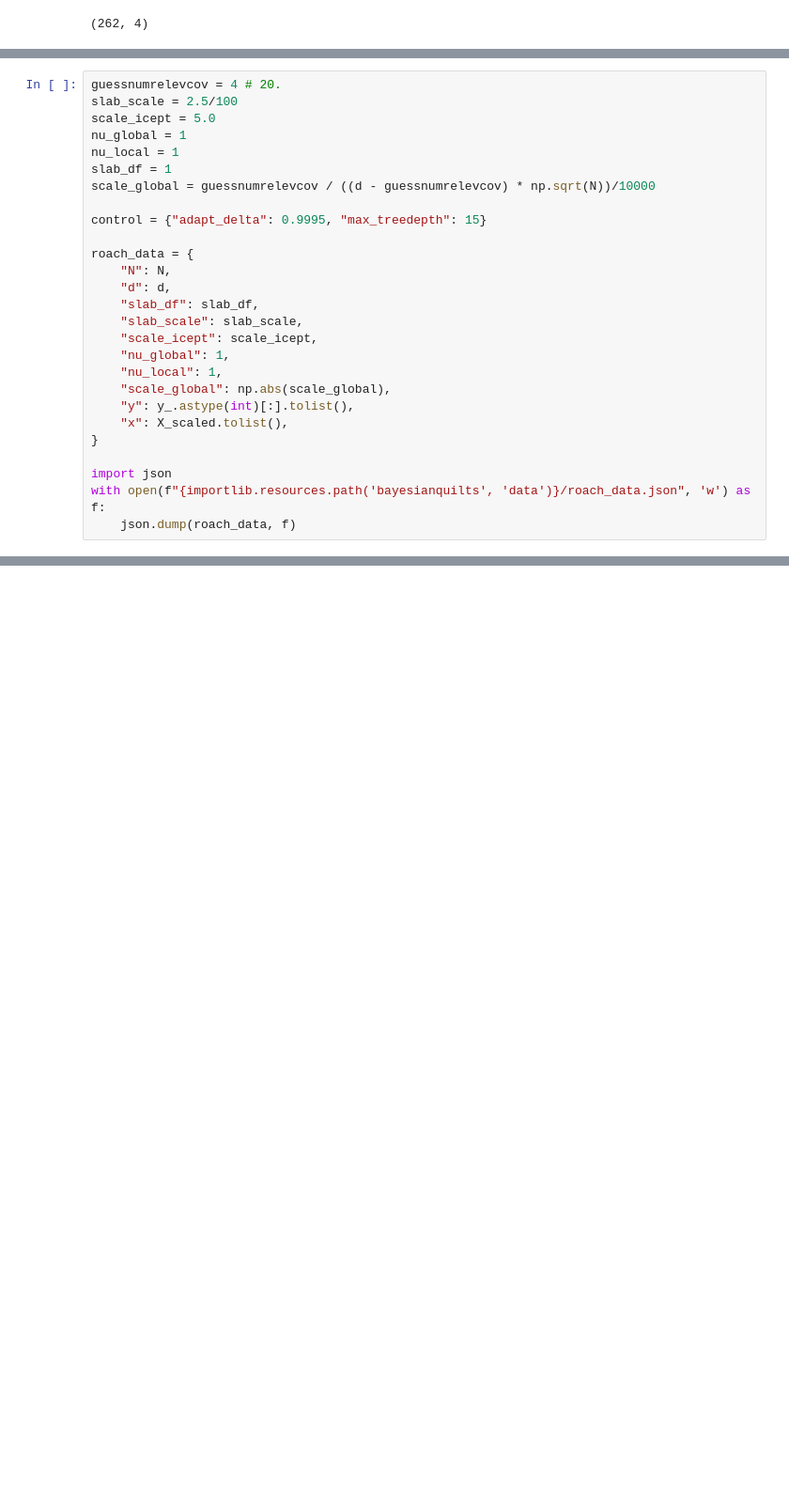
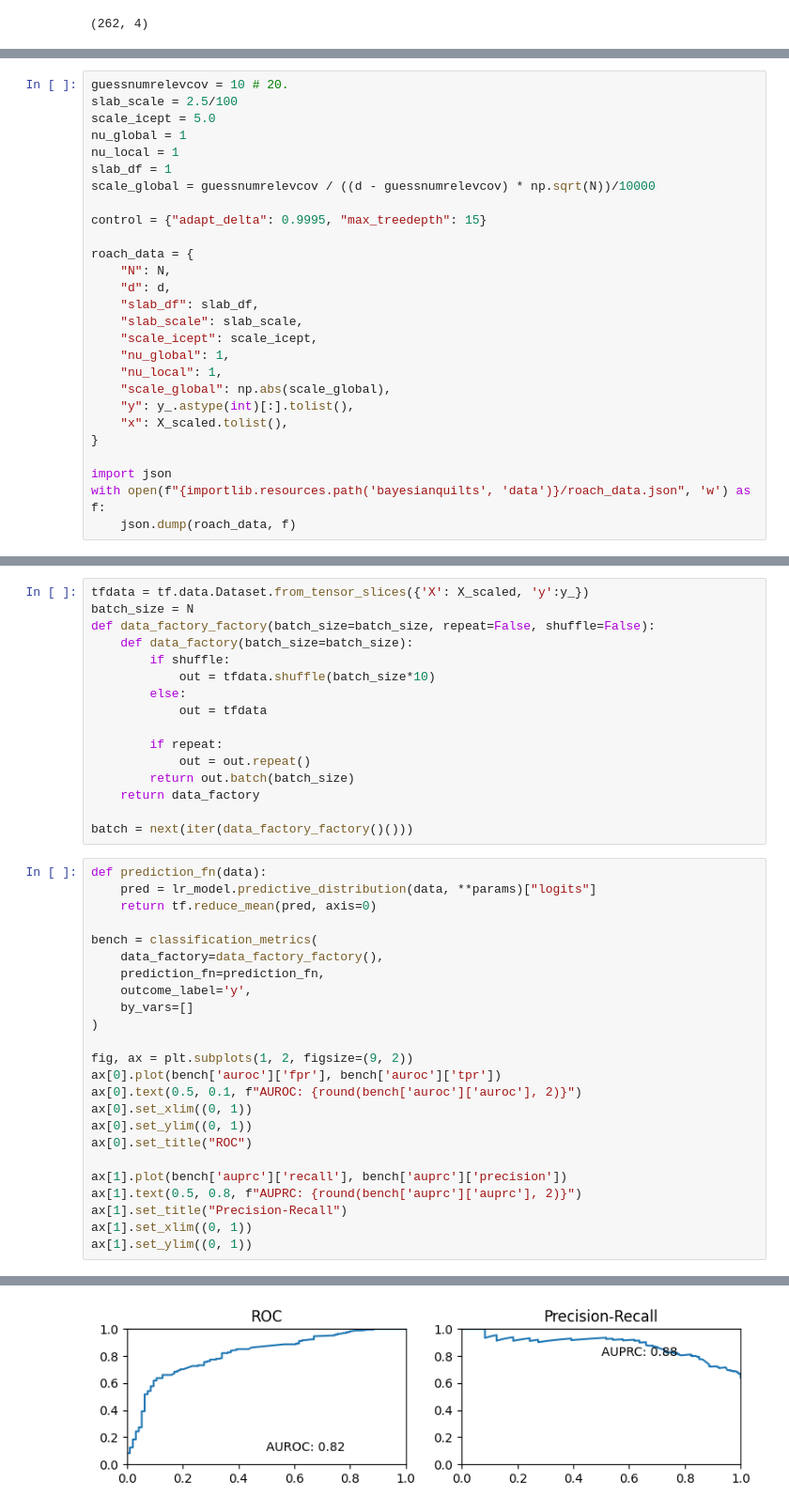
Before and after one commit to mederrata/bayesianquilts, a Jupyter notebook: notebooks/roach/logistic_regression.ipynb, the cells around one changed output, grey strips where cells are left out. Shown: that part at 94% size. Cells and saved outputs as stored; diff of their text form; blank space fills up the shorter version.

```diff
--- a/notebooks/roach/logistic_regression.ipynb
+++ b/notebooks/roach/logistic_regression.ipynb
@@ -57,5 +64,5 @@ with importlib.resources.path('bayesianquilts', 'stanmodels') as data_path:
 # %%
-guessnumrelevcov = 4 # 20.
+guessnumrelevcov = 10 # 20.
 slab_scale = 2.5/100
 scale_icept = 5.0
 nu_global = 1
@@ -110,0 +136,41 @@ chain 1 |████▎     | 00:22 Iteration:  9400 / 22000 [ 42%]  (Warmup)
+# %%
+tfdata = tf.data.Dataset.from_tensor_slices({'X': X_scaled, 'y':y_})
+batch_size = N
+def data_factory_factory(batch_size=batch_size, repeat=False, shuffle=False):
+    def data_factory(batch_size=batch_size):
+        if shuffle:
+            out = tfdata.shuffle(batch_size*10)
+        else:
+            out = tfdata
+
+        if repeat:
+            out = out.repeat()
+        return out.batch(batch_size)
+    return data_factory
+
+batch = next(iter(data_factory_factory()()))
+# %%
+def prediction_fn(data):
+    pred = lr_model.predictive_distribution(data, **params)["logits"]
+    return tf.reduce_mean(pred, axis=0)
+
+bench = classification_metrics(
+    data_factory=data_factory_factory(),
+    prediction_fn=prediction_fn,
+    outcome_label='y',
+    by_vars=[]
+)
+
+fig, ax = plt.subplots(1, 2, figsize=(9, 2))
+ax[0].plot(bench['auroc']['fpr'], bench['auroc']['tpr'])
+ax[0].text(0.5, 0.1, f"AUROC: {round(bench['auroc']['auroc'], 2)}")
+ax[0].set_xlim((0, 1))
+ax[0].set_ylim((0, 1))
+ax[0].set_title("ROC")
+
+ax[1].plot(bench['auprc']['recall'], bench['auprc']['precision'])
+ax[1].text(0.5, 0.8, f"AUPRC: {round(bench['auprc']['auprc'], 2)}")
+ax[1].set_title("Precision-Recall")
+ax[1].set_xlim((0, 1))
+ax[1].set_ylim((0, 1))
+# %% [output]
@@ -110,0 +178 @@ chain 1 |████▎     | 00:22 Iteration:  9400 / 22000 [ 42%]  (Warmup)
+[figure, added]
```
Also changed, not shown: parts of 21 cells of this notebook, 7 other files.
